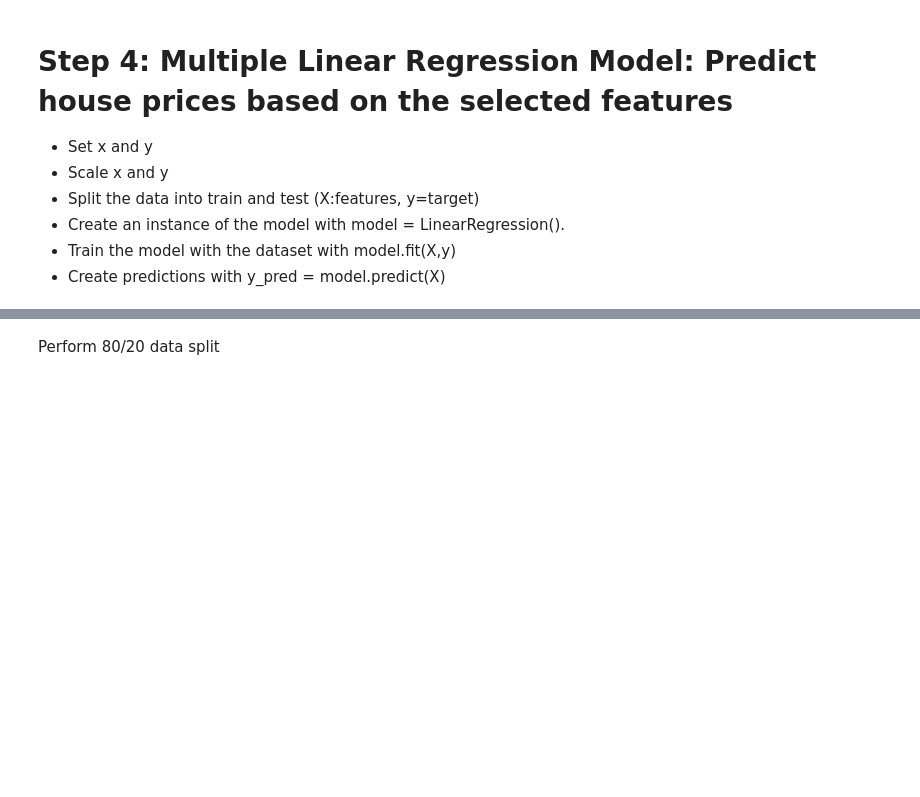
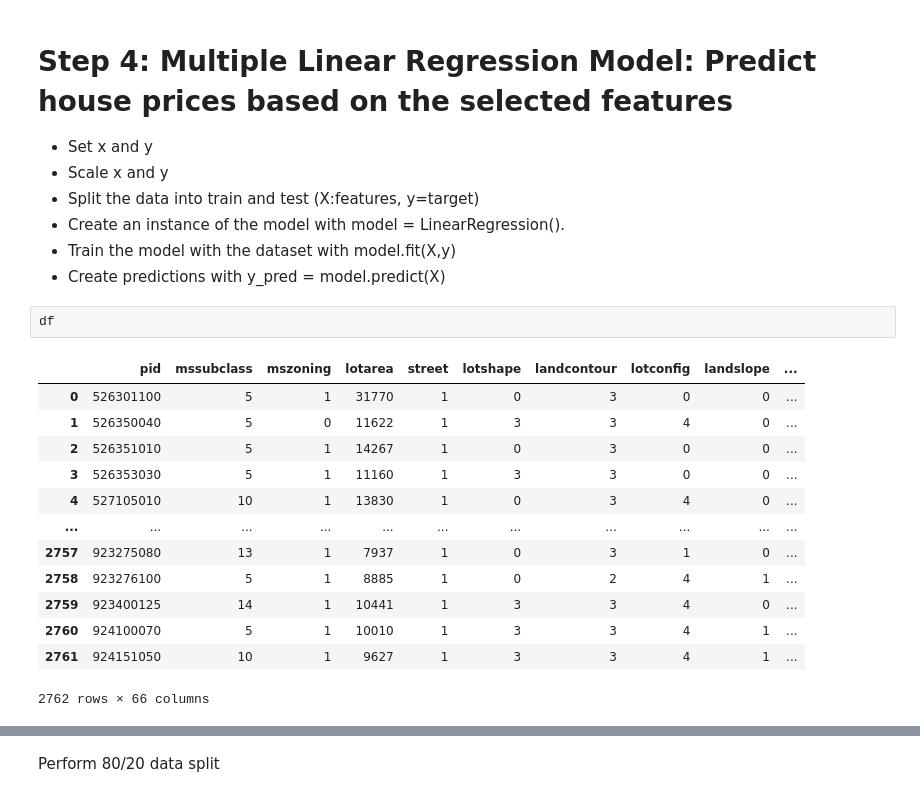
Before and after one commit to yajingran/group_2_final_project, a Jupyter notebook: Machine Leaning Model - House Price Prediction.ipynb, the cells around one changed output, grey strips where cells are left out. Saved outputs shown, nothing was run; the diff lists cells and outputs as text; blank space fills up the shorter version.

```diff
--- a/Machine Leaning Model - House Price Prediction.ipynb
+++ b/Machine Leaning Model - House Price Prediction.ipynb
@@ -318,6 +318,22 @@ Name: mosold, Length: 2762, dtype: object>
 * Create an instance of the model with model = LinearRegression().
 * Train the model with the dataset with model.fit(X,y)
 * Create predictions with y_pred = model.predict(X)
+# %%
+df
+# %% [output]
+|  | pid | mssubclass | mszoning | lotarea | street | lotshape | landcontour | lotconfig | landslope | ... |
+| 0 | 526301100 | 5 | 1 | 31770 | 1 | 0 | 3 | 0 | 0 | ... |
+| 1 | 526350040 | 5 | 0 | 11622 | 1 | 3 | 3 | 4 | 0 | ... |
+| 2 | 526351010 | 5 | 1 | 14267 | 1 | 0 | 3 | 0 | 0 | ... |
+| 3 | 526353030 | 5 | 1 | 11160 | 1 | 3 | 3 | 0 | 0 | ... |
+| 4 | 527105010 | 10 | 1 | 13830 | 1 | 0 | 3 | 4 | 0 | ... |
+| ... | ... | ... | ... | ... | ... | ... | ... | ... | ... | ... |
+| 2757 | 923275080 | 13 | 1 | 7937 | 1 | 0 | 3 | 1 | 0 | ... |
+| 2758 | 923276100 | 5 | 1 | 8885 | 1 | 0 | 2 | 4 | 1 | ... |
+| 2759 | 923400125 | 14 | 1 | 10441 | 1 | 3 | 3 | 4 | 0 | ... |
+| 2760 | 924100070 | 5 | 1 | 10010 | 1 | 3 | 3 | 4 | 1 | ... |
+| 2761 | 924151050 | 10 | 1 | 9627 | 1 | 3 | 3 | 4 | 1 | ... |
+2762 rows × 66 columns
 # %%
 #put our selected features into a list
 
```
Also changed, not shown: parts of 17 cells of this notebook, 5 other files.
